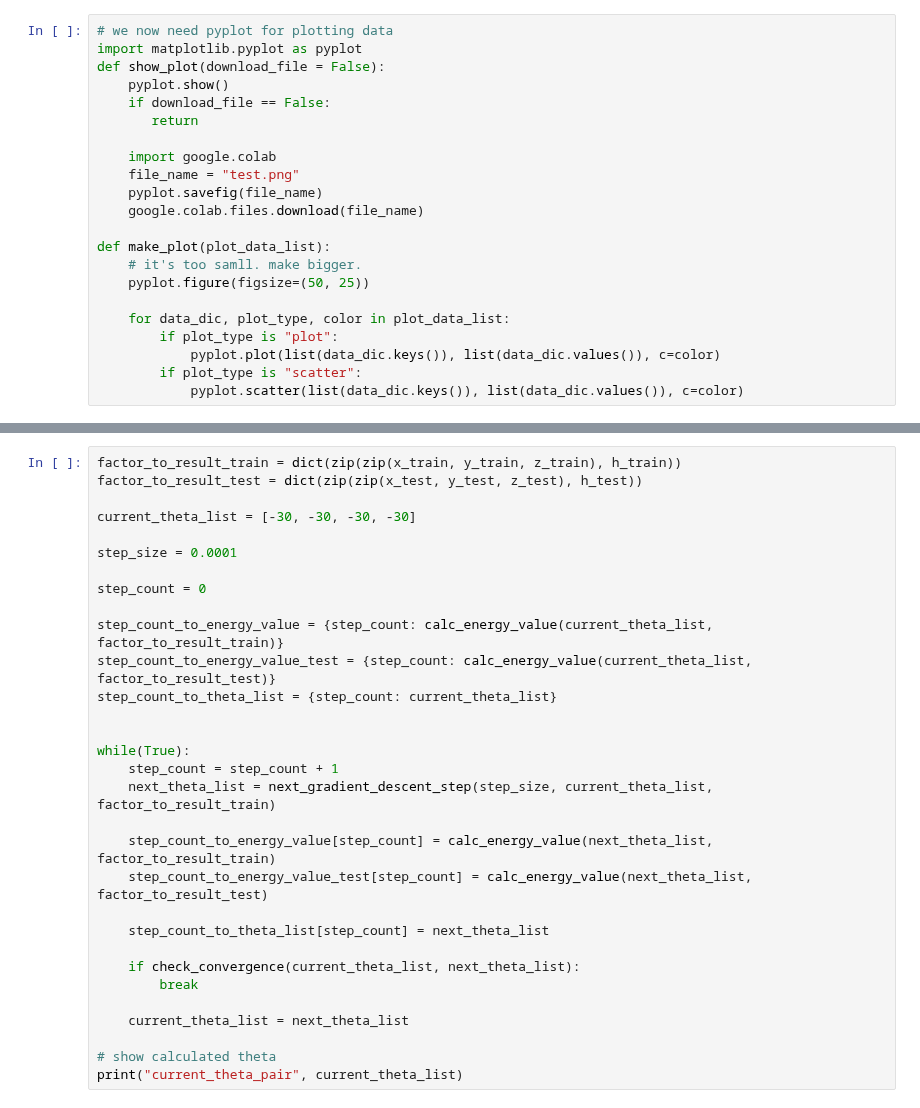
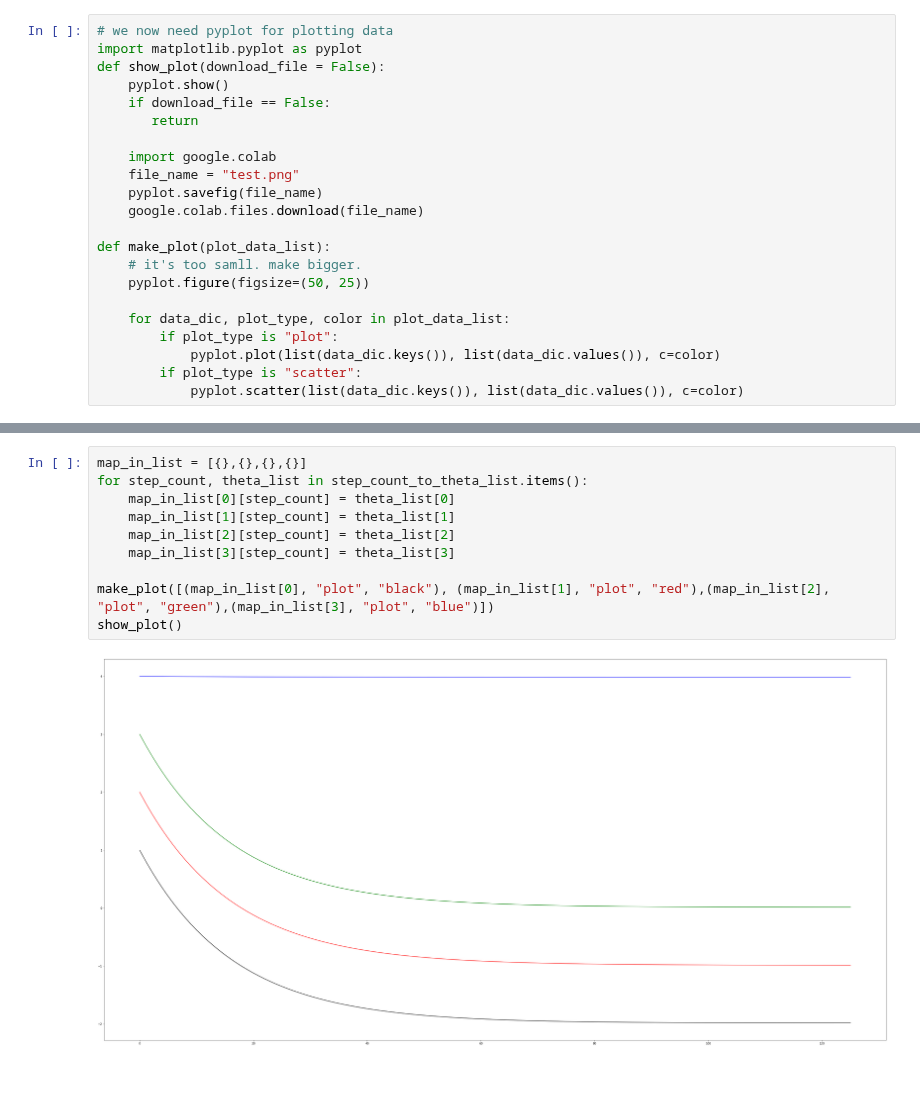
Before and after one commit to pula39/ml-assignment, a Jupyter notebook: ml_assignment4.ipynb, the cells around one changed output, grey strips where cells are left out. Saved outputs shown, nothing was run; the diff lists cells and outputs as text; blank space fills up the shorter version.

Commit message:
1. Plot the estimated parameters using the training dataset [3pt]

```diff
--- a/ml_assignment4.ipynb
+++ b/ml_assignment4.ipynb
@@ -158,31 +195,12 @@ NameError: ignored
-# %%
-factor_to_result_train = dict(zip(zip(x_train, y_train, z_train), h_train))
-factor_to_result_test = dict(zip(zip(x_test, y_test, z_test), h_test))
-
-current_theta_list = [-30, -30, -30, -30]
-
-step_size = 0.0001
-
-step_count = 0
-
-step_count_to_energy_value = {step_count: calc_energy_value(current_theta_list, factor_to_result_train)}
-step_count_to_energy_value_test = {step_count: calc_energy_value(current_theta_list, factor_to_result_test)}
-step_count_to_theta_list = {step_count: current_theta_list}
-
-
-while(True):
-    step_count = step_count + 1
-    next_theta_list = next_gradient_descent_step(step_size, current_theta_list, factor_to_result_train)
-
-    step_count_to_energy_value[step_count] = calc_energy_value(next_theta_list, factor_to_result_train)
-    step_count_to_energy_value_test[step_count] = calc_energy_value(next_theta_list, factor_to_result_test)
-
-    step_count_to_theta_list[step_count] = next_theta_list
-
-    if check_convergence(current_theta_list, next_theta_list):
-        break
-
-    current_theta_list = next_theta_list
-
-# show calculated theta
-print("current_theta_pair", current_theta_list)
+# %%
+map_in_list = [{},{},{},{}]
+for step_count, theta_list in step_count_to_theta_list.items():
+    map_in_list[0][step_count] = theta_list[0]
+    map_in_list[1][step_count] = theta_list[1]
+    map_in_list[2][step_count] = theta_list[2]
+    map_in_list[3][step_count] = theta_list[3]
+
+make_plot([(map_in_list[0], "plot", "black"), (map_in_list[1], "plot", "red"),(map_in_list[2], "plot", "green"),(map_in_list[3], "plot", "blue")])
+show_plot()
+# %% [output]
+[figure, added]
```
Also changed, not shown: parts of 3 cells of this notebook.
